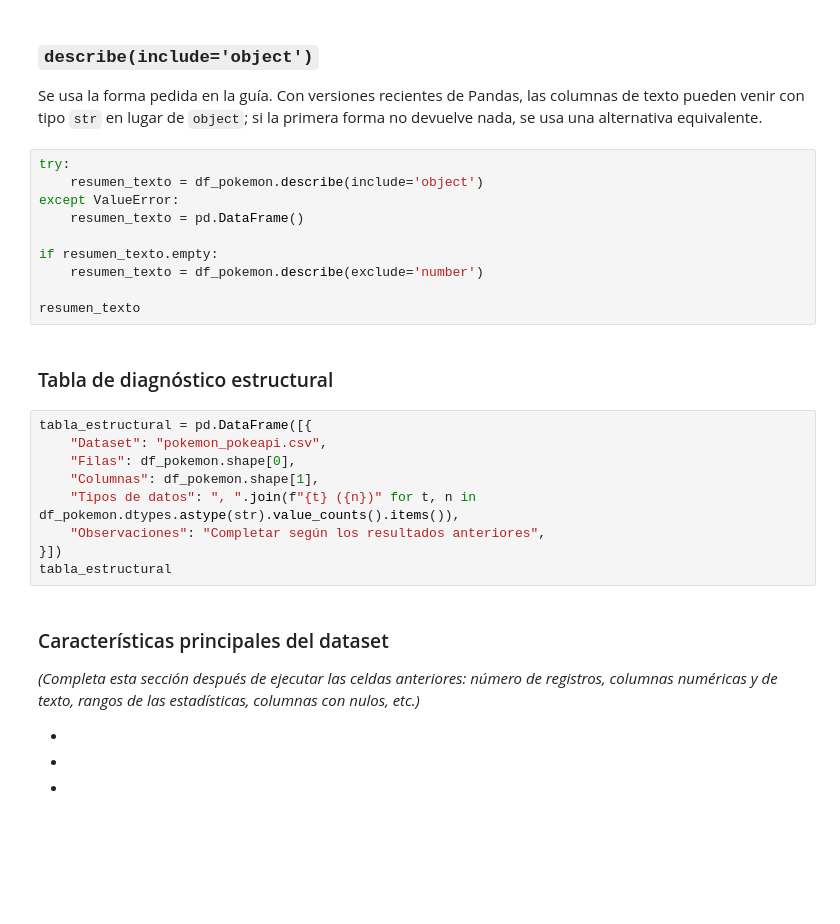
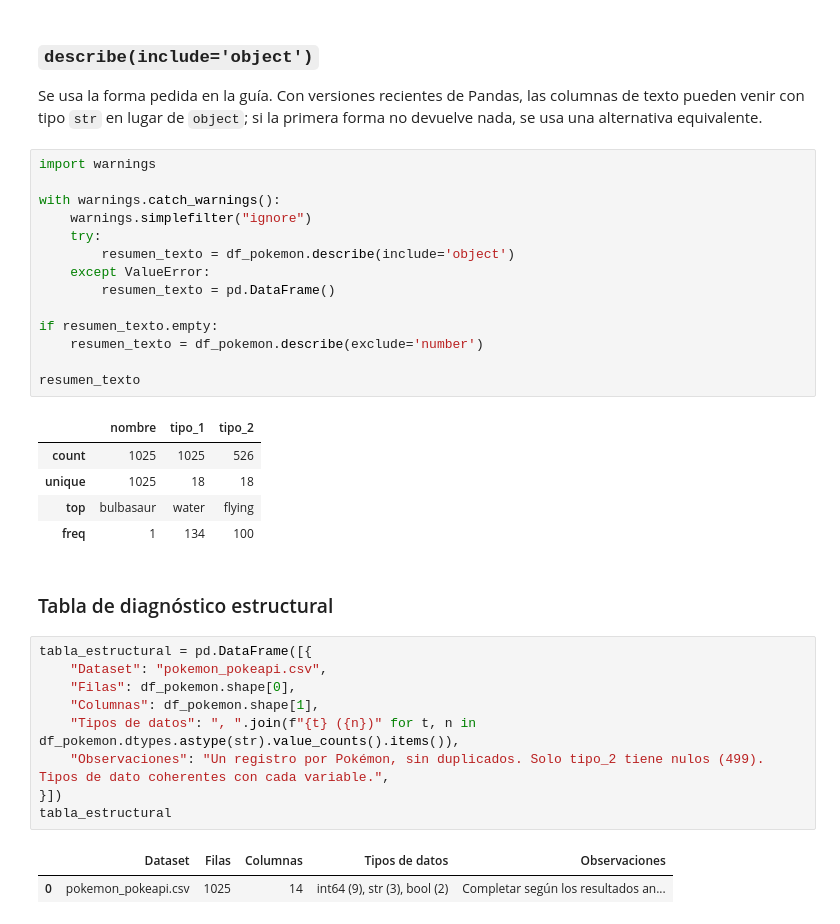
Before and after one commit to brandonmesamm-png/pokemon-generaciones, a Jupyter notebook: notebooks/diagnostico_calidad.ipynb, the cells around one changed output. Saved outputs shown, nothing was run; the diff lists cells and outputs as text; blank space fills up the shorter version.

Commit message:
docs: informe de diagnostico, README final y observaciones del notebook

```diff
--- a/notebooks/diagnostico_calidad.ipynb
+++ b/notebooks/diagnostico_calidad.ipynb
@@ -63,15 +133,25 @@ df_pokemon.describe()
 
 Se usa la forma pedida en la guía. Con versiones recientes de Pandas, las columnas de texto pueden venir con tipo `str` en lugar de `object`; si la primera forma no devuelve nada, se usa una alternativa equivalente.
 # %%
-try:
-    resumen_texto = df_pokemon.describe(include='object')
-except ValueError:
-    resumen_texto = pd.DataFrame()
+import warnings
+
+with warnings.catch_warnings():
+    warnings.simplefilter("ignore")
+    try:
+        resumen_texto = df_pokemon.describe(include='object')
+    except ValueError:
+        resumen_texto = pd.DataFrame()
 
 if resumen_texto.empty:
     resumen_texto = df_pokemon.describe(exclude='number')
 
 resumen_texto
+# %% [output]
+|  | nombre | tipo_1 | tipo_2 |
+| count | 1025 | 1025 | 526 |
+| unique | 1025 | 18 | 18 |
+| top | bulbasaur | water | flying |
+| freq | 1 | 134 | 100 |
 # %% [markdown]
 ### Tabla de diagnóstico estructural
 # %%
@@ -80,14 +160,9 @@ tabla_estructural = pd.DataFrame([{
     "Filas": df_pokemon.shape[0],
     "Columnas": df_pokemon.shape[1],
     "Tipos de datos": ", ".join(f"{t} ({n})" for t, n in df_pokemon.dtypes.astype(str).value_counts().items()),
-    "Observaciones": "Completar según los resultados anteriores",
+    "Observaciones": "Un registro por Pokémon, sin duplicados. Solo tipo_2 tiene nulos (499). Tipos de dato coherentes con cada variable.",
 }])
 tabla_estructural
+# %% [output]
+|  | Dataset | Filas | Columnas | Tipos de datos | Observaciones |
+| 0 | pokemon_pokeapi.csv | 1025 | 14 | int64 (9), str (3), bool (2) | Completar según los resultados an... |
-# %% [markdown]
-### Características principales del dataset
-
-*(Completa esta sección después de ejecutar las celdas anteriores: número de registros, columnas numéricas y de texto, rangos de las estadísticas, columnas con nulos, etc.)*
-
--
--
--
```
Also changed, not shown: parts of 24 cells of this notebook, 2 other files.
